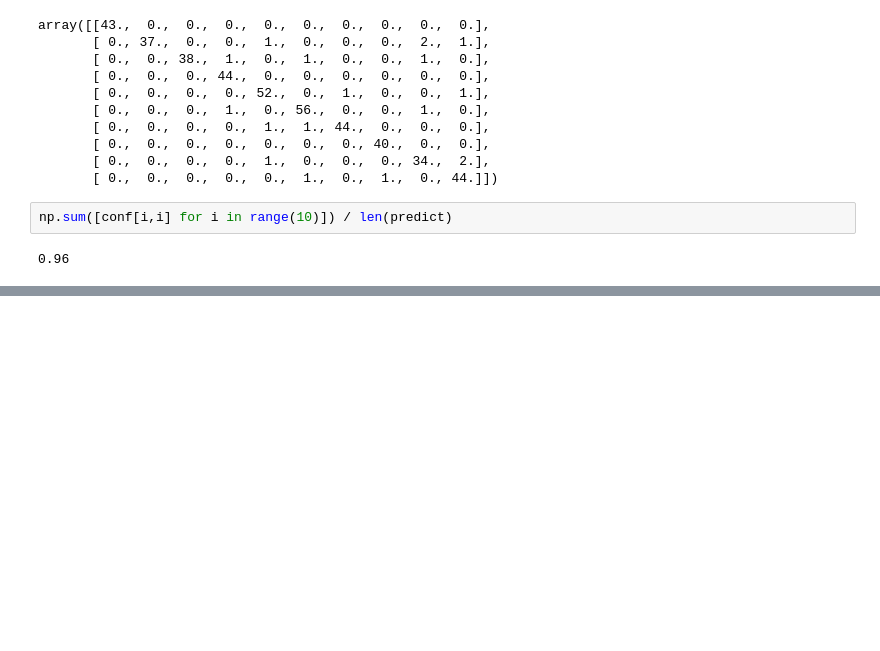
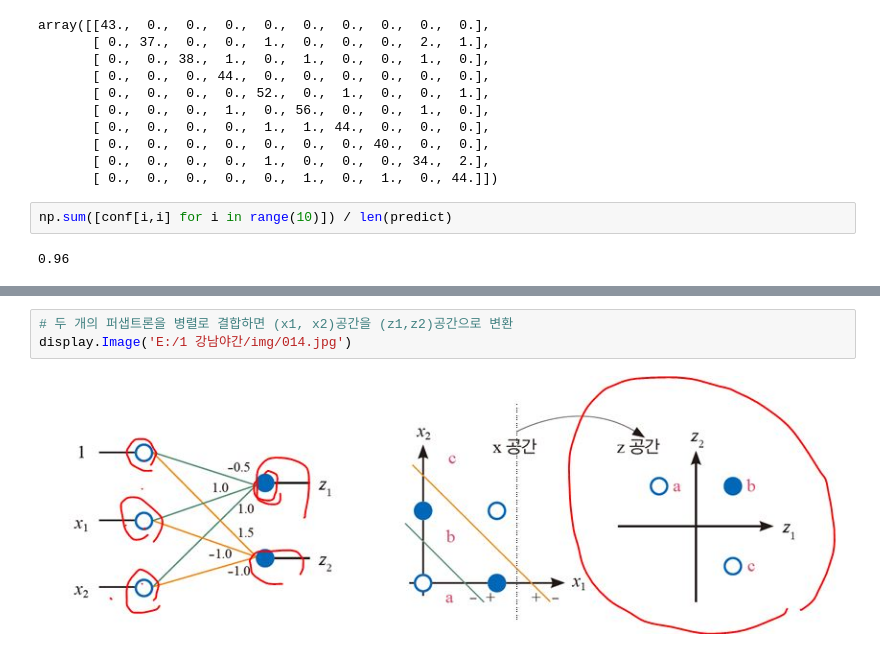
Before and after one commit to leekyuyoung4/ml0719, a Jupyter notebook: 신경망/신경망.ipynb, the cells around one changed output, grey strips where cells are left out. Saved outputs shown, nothing was run; the diff lists cells and outputs as text; blank space fills up the shorter version.

```diff
--- a/신경망/신경망.ipynb
+++ b/신경망/신경망.ipynb
@@ -237,0 +268,5 @@ np.sum([conf[i,i] for i in range(10)]) / len(predict)
+# %%
+# 두 개의 퍼샙트론을 병렬로 결합하면 (x1, x2)공간을 (z1,z2)공간으로 변환
+display.Image('E:/1 강남야간/img/014.jpg')
+# %% [output]
+[figure, added]
```
Also changed, not shown: parts of 14 cells of this notebook, 7 other files.
